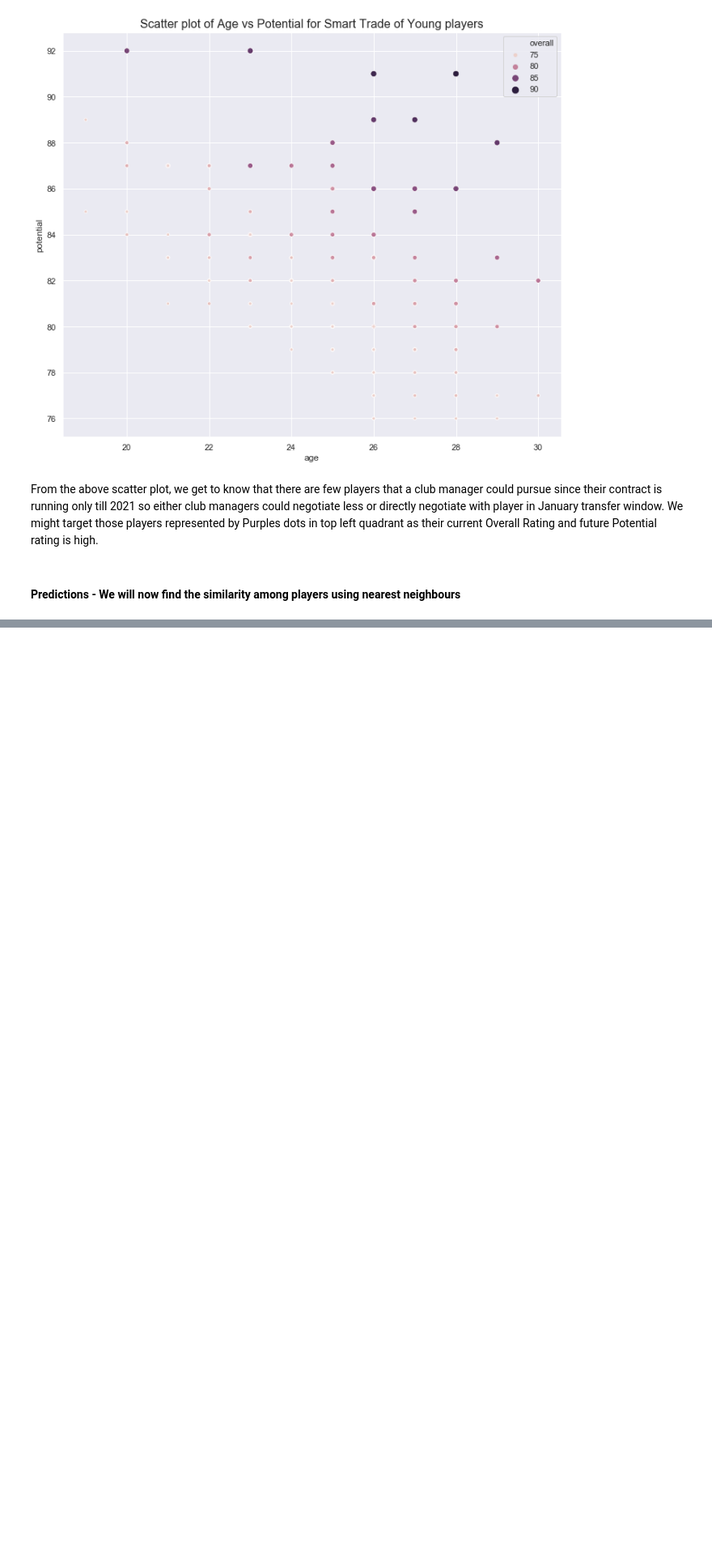
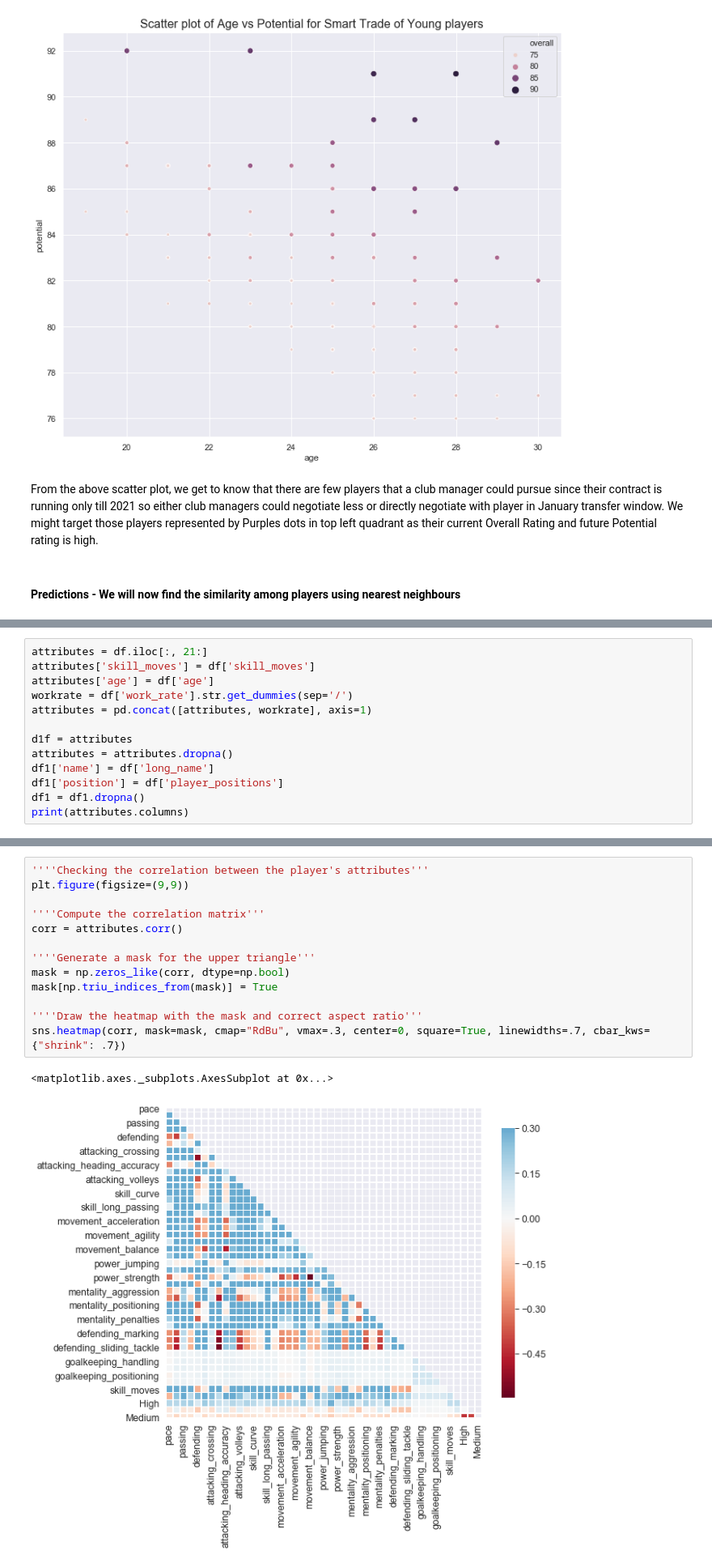
Before and after one commit to Arunima1992/Fifa20, a Jupyter notebook: Fifa20_Analysis.ipynb, the cells around one changed output, grey strips where cells are left out. Shown at 81% size. Cells and saved outputs as stored; diff of their text form; blank space fills up the shorter version.

```diff
--- a/Fifa20_Analysis.ipynb
+++ b/Fifa20_Analysis.ipynb
@@ -267,0 +295,13 @@ From the above scatter plot, we get to know that there are few players that a cl
+# %%
+attributes = df.iloc[:, 21:]
+attributes['skill_moves'] = df['skill_moves']
+attributes['age'] = df['age']
+workrate = df['work_rate'].str.get_dummies(sep='/')
+attributes = pd.concat([attributes, workrate], axis=1)
+
+d1f = attributes
+attributes = attributes.dropna()
+df1['name'] = df['long_name']
+df1['position'] = df['player_positions']
+df1 = df1.dropna()
+print(attributes.columns)
@@ -267,0 +335,16 @@ From the above scatter plot, we get to know that there are few players that a cl
+# %%
+''''Checking the correlation between the player's attributes'''
+plt.figure(figsize=(9,9))
+
+''''Compute the correlation matrix'''
+corr = attributes.corr()
+
+''''Generate a mask for the upper triangle'''
+mask = np.zeros_like(corr, dtype=np.bool)
+mask[np.triu_indices_from(mask)] = True
+
+''''Draw the heatmap with the mask and correct aspect ratio'''
+sns.heatmap(corr, mask=mask, cmap="RdBu", vmax=.3, center=0, square=True, linewidths=.7, cbar_kws={"shrink": .7})
+# %% [output]
+<matplotlib.axes._subplots.AxesSubplot at 0x...>
+[figure, added]
```
Also changed, not shown: parts of 7 cells of this notebook, 1 other file.
